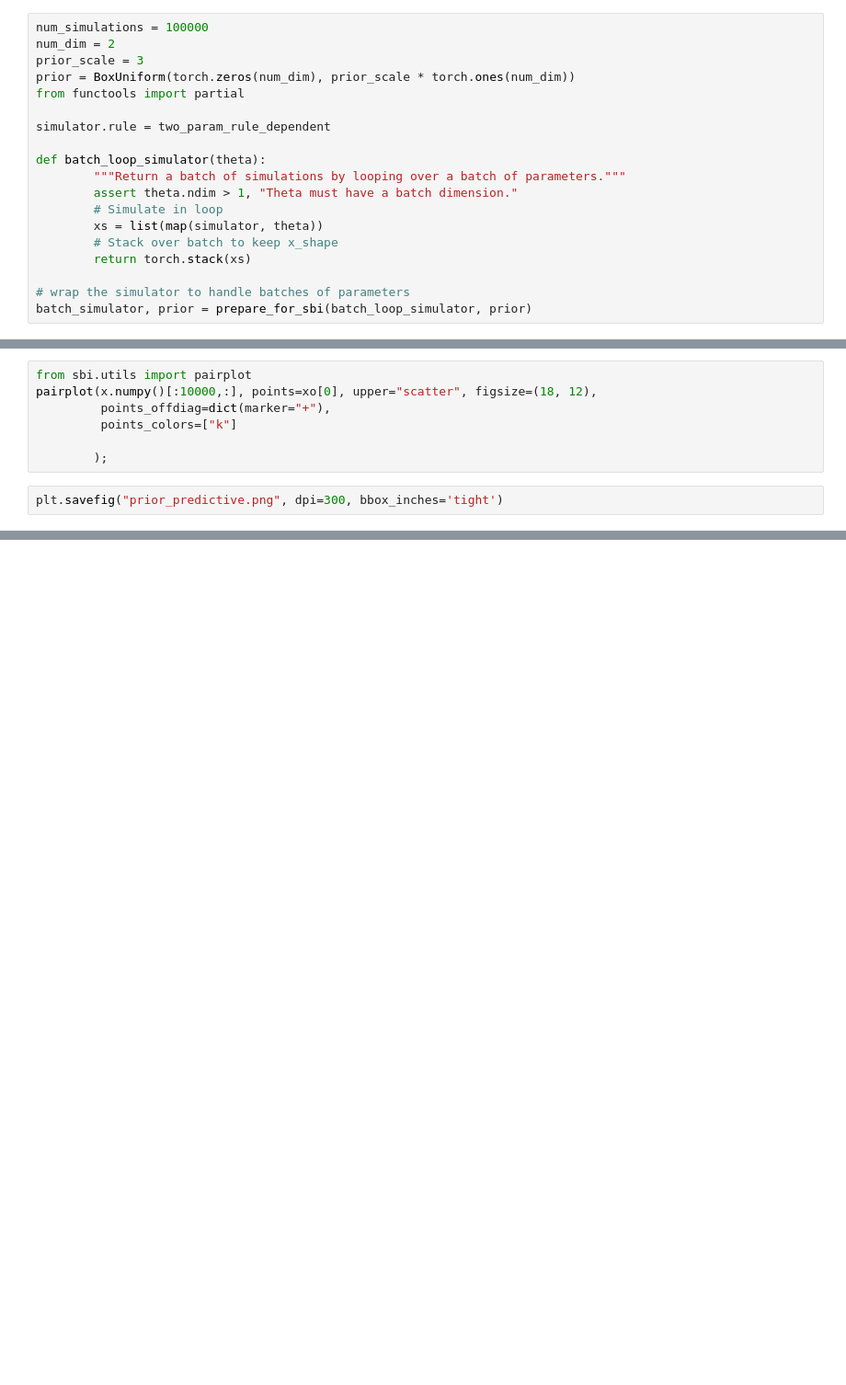
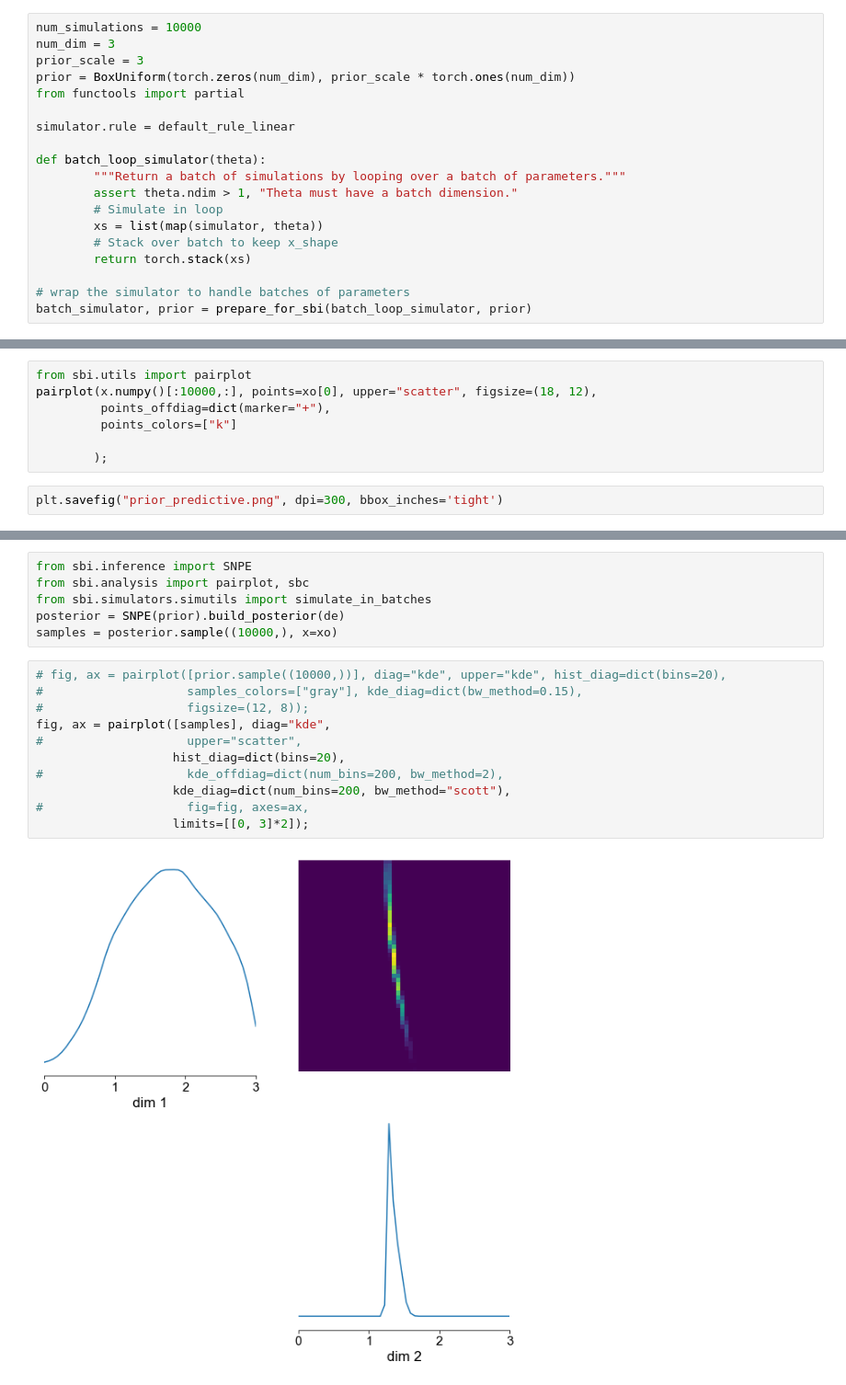
Before and after one commit to mackelab/sbi-for-connectomics, a Jupyter notebook: figures/Two-param-DSO-rule.ipynb, the cells around one changed output, grey strips where cells are left out. Shown at 92% size. Drawn from its saved outputs; the diff is of its cells as text; blank space fills up the shorter version.

Commit message:
update rules.

```diff
--- a/figures/Two-param-DSO-rule.ipynb
+++ b/figures/Two-param-DSO-rule.ipynb
@@ -61,13 +63,13 @@ constraint 4, num rows (with overlap) 559727
 constraint 5, num rows (with overlap) 587659
 constraint 6, num rows (with overlap) 1096435
 # %%
-num_simulations = 100000
-num_dim = 2
+num_simulations = 10000
+num_dim = 3
 prior_scale = 3
 prior = BoxUniform(torch.zeros(num_dim), prior_scale * torch.ones(num_dim))
 from functools import partial
 
-simulator.rule = two_param_rule_dependent
+simulator.rule = default_rule_linear
 
 def batch_loop_simulator(theta):
         """Return a batch of simulations by looping over a batch of parameters."""
@@ -122,0 +130,19 @@ plt.savefig("prior_predictive.png", dpi=300, bbox_inches='tight')
+# %%
+from sbi.inference import SNPE
+from sbi.analysis import pairplot, sbc
+from sbi.simulators.simutils import simulate_in_batches
+posterior = SNPE(prior).build_posterior(de)
+samples = posterior.sample((10000,), x=xo)
+# %%
+# fig, ax = pairplot([prior.sample((10000,))], diag="kde", upper="kde", hist_diag=dict(bins=20),
+#                    samples_colors=["gray"], kde_diag=dict(bw_method=0.15),
+#                    figsize=(12, 8));
+fig, ax = pairplot([samples], diag="kde",
+#                    upper="scatter",
+                   hist_diag=dict(bins=20),
+#                    kde_offdiag=dict(num_bins=200, bw_method=2),
+                   kde_diag=dict(num_bins=200, bw_method="scott"),
+#                    fig=fig, axes=ax,
+                   limits=[[0, 3]*2]);
+# %% [output]
+[figure, added]
```
Also changed, not shown: parts of 15 cells of this notebook, 1 other file.
